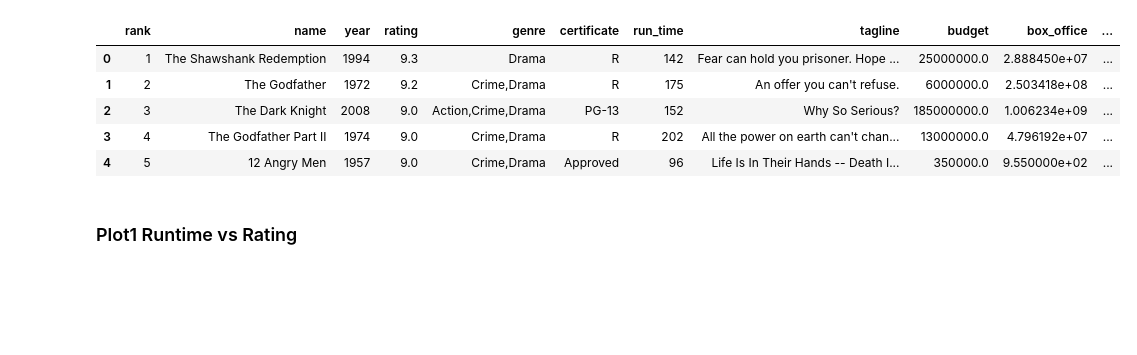
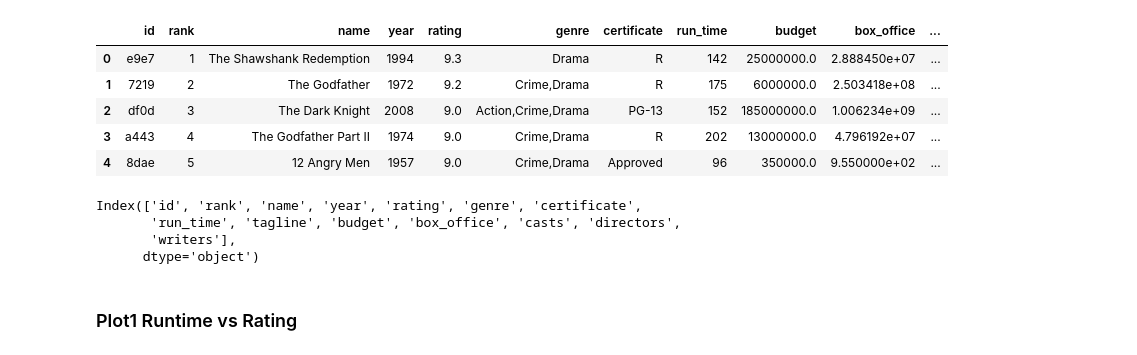
Before and after one commit to JRayLin0414/Database-management-class, a Jupyter notebook: main.ipynb, the cells around one changed output. Drawn from its saved outputs; the diff is of its cells as text; code cells hidden in the pictures; blank space fills up the shorter version.

```diff
--- a/main.ipynb
+++ b/main.ipynb
@@ -138,44 +138,58 @@ df = df.drop(columns=["budget_update", "box_office_update"])
 # Convert the 'run_time' column to minutes
 def convert_runtime_to_minutes(runtime):
     if pd.isna(runtime):
         return np.nan
     try:
         runtime = runtime.strip().replace("h ", "h").replace("m", "")
         hours, minutes = 0, 0
         if "h" in runtime:
             parts = runtime.split("h")
             hours = int(parts[0]) if parts[0] else 0
             minutes = int(parts[1]) if parts[1] else 0
         else:
             minutes = int(runtime)
         return hours * 60 + minutes
     except (ValueError, IndexError):
         return np.nan
 
 df["run_time"] = df["run_time"].apply(convert_runtime_to_minutes)
 
-# encode genre col
-le = LabelEncoder()
-le2 = LabelEncoder()
-df['genre_encoded'] = le.fit_transform(df['genre'])
-df['certificate_encoded'] = le2.fit_transform(df['certificate'])
+# # encode genre col
+# le = LabelEncoder()
+# le2 = LabelEncoder()
+# df['genre_encoded'] = le.fit_transform(df['genre'])
+# df['certificate_encoded'] = le2.fit_transform(df['certificate'])
 
 # Show mapping of encoded genres
 # le_mapping = dict(enumerate(le.classes_))
 # print(le_mapping)
 
+# Add a id col which is 4digit uid (number+character) on the left
+import uuid
+df['id'] = [str(uuid.uuid4())[:4] for _ in range(len(df))]
+cols = ['id', 'rank', 'name', 'year', 'rating', 'genre',
+       'run_time', 'budget', 'box_office', 'certificate', 'tagline', 'casts', 'directors',
+       'writers']
+df = df[cols]
 
 df.replace(np.nan, 0)
 
 # df.info()
 df.head(5)
 # %% [output]
-|  | rank | name | year | rating | genre | certificate | run_time | tagline | budget | box_office | ... |
-| 0 | 1 | The Shawshank Redemption | 1994 | 9.3 | Drama | R | 142 | Fear can hold you prisoner. Hope ... | 25000000.0 | 2.888450e+07 | ... |
-| 1 | 2 | The Godfather | 1972 | 9.2 | Crime,Drama | R | 175 | An offer you can't refuse. | 6000000.0 | 2.503418e+08 | ... |
-| 2 | 3 | The Dark Knight | 2008 | 9.0 | Action,Crime,Drama | PG-13 | 152 | Why So Serious? | 185000000.0 | 1.006234e+09 | ... |
-| 3 | 4 | The Godfather Part II | 1974 | 9.0 | Crime,Drama | R | 202 | All the power on earth can't chan... | 13000000.0 | 4.796192e+07 | ... |
-| 4 | 5 | 12 Angry Men | 1957 | 9.0 | Crime,Drama | Approved | 96 | Life Is In Their Hands -- Death I... | 350000.0 | 9.550000e+02 | ... |
+|  | id | rank | name | year | rating | genre | certificate | run_time | budget | box_office | ... |
+| 0 | e9e7 | 1 | The Shawshank Redemption | 1994 | 9.3 | Drama | R | 142 | 25000000.0 | 2.888450e+07 | ... |
+| 1 | 7219 | 2 | The Godfather | 1972 | 9.2 | Crime,Drama | R | 175 | 6000000.0 | 2.503418e+08 | ... |
+| 2 | df0d | 3 | The Dark Knight | 2008 | 9.0 | Action,Crime,Drama | PG-13 | 152 | 185000000.0 | 1.006234e+09 | ... |
+| 3 | a443 | 4 | The Godfather Part II | 1974 | 9.0 | Crime,Drama | R | 202 | 13000000.0 | 4.796192e+07 | ... |
+| 4 | 8dae | 5 | 12 Angry Men | 1957 | 9.0 | Crime,Drama | Approved | 96 | 350000.0 | 9.550000e+02 | ... |
+# %%
+df.columns
+# %% [output]
+Index(['id', 'rank', 'name', 'year', 'rating', 'genre', 'certificate',
+       'run_time', 'tagline', 'budget', 'box_office', 'casts', 'directors',
+       'writers'],
+      dtype='object')
 # %% [markdown]
 ### Plot1 Runtime vs Rating
 # %%
```
Also changed, not shown: parts of 3 cells of this notebook, 4 other files.
